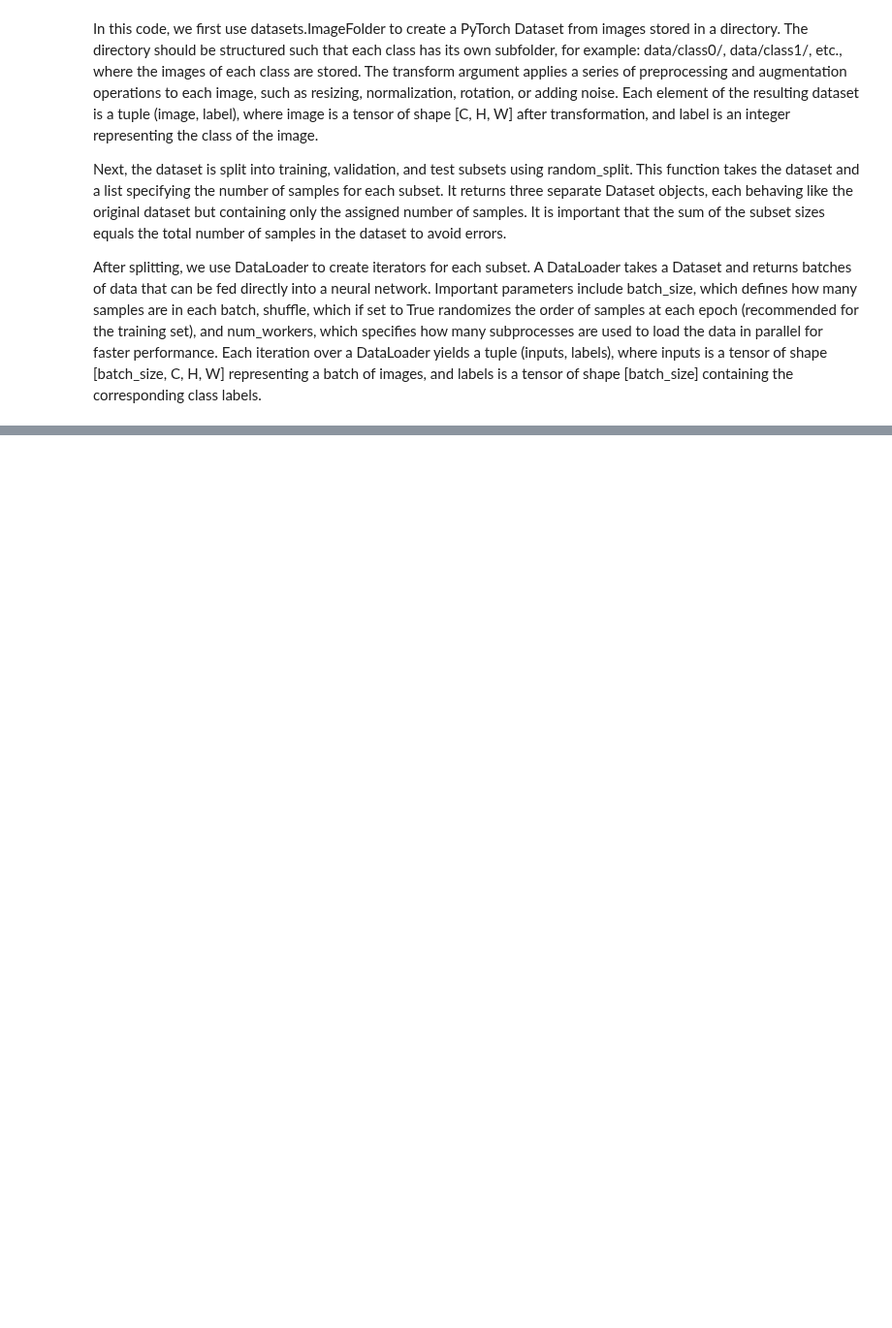
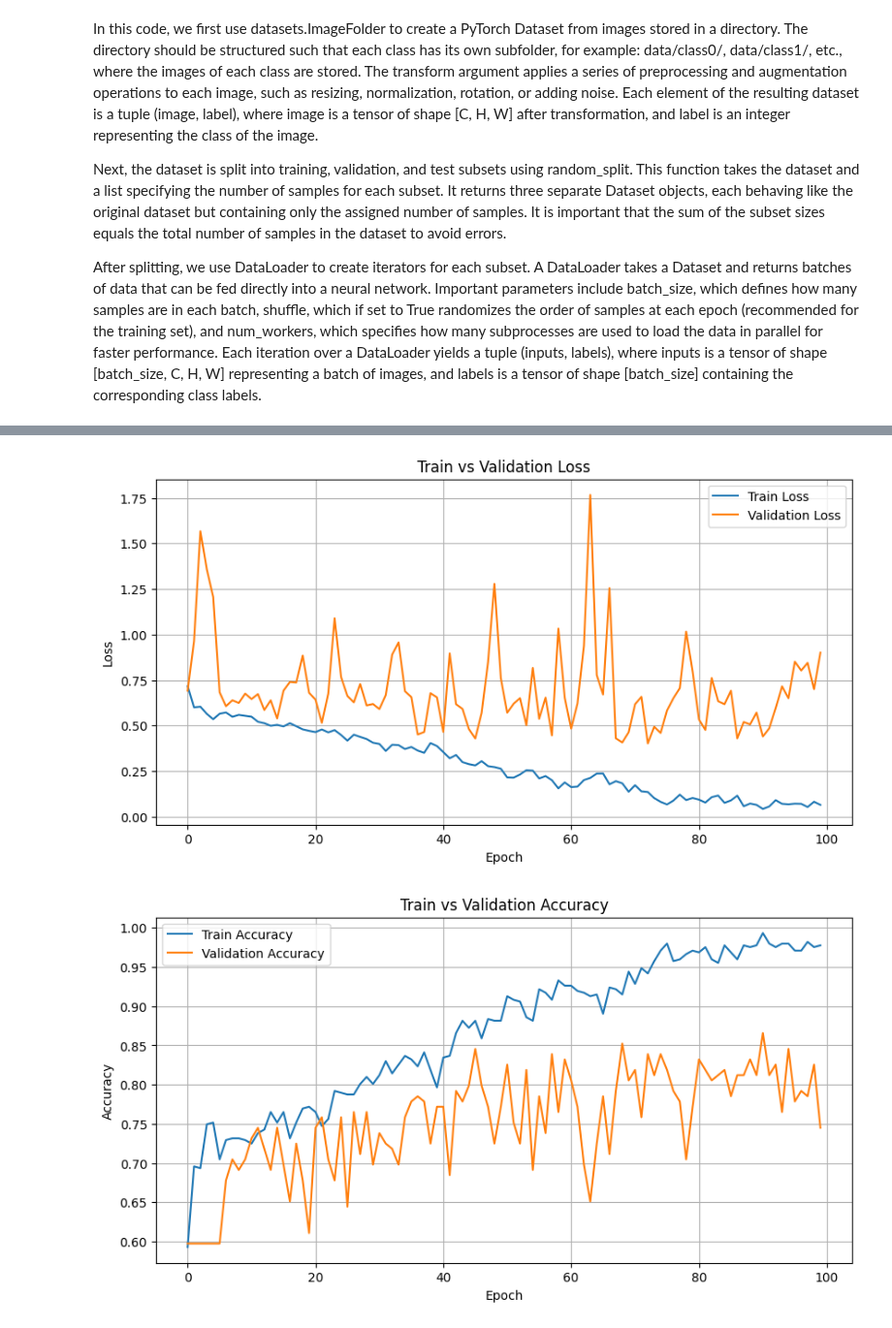
Before and after one commit to mjmousavi97/Deep-Learning-Tehran-uni, a Jupyter notebook: HomeWorks/06 HW/src/main.ipynb, the cells around one changed output, grey strips where cells are left out. Shown at 97% size. Drawn from its saved outputs; the diff is of its cells as text; code cells hidden in the pictures; blank space fills up the shorter version.

Commit message:
Train the model and visualize training/validation results for HW6

```diff
--- a/HomeWorks/06 HW/src/main.ipynb
+++ b/HomeWorks/06 HW/src/main.ipynb
@@ -51,6 +68,5 @@ FileNotFoundError: [Errno 2] No such file or directory: './data'
 # %%
 class bottleneck(nn.Module):
-    class Bottleneck(nn.Module):
     """
     Bottleneck block used in ResNet-50/101/152.
 
@@ -92,7 +108,7 @@ class bottleneck(nn.Module):
         self.bn1 = nn.BatchNorm2d(out_channels)
 
         self.conv2 = nn.Conv2d(in_channels=out_channels, out_channels=out_channels, kernel_size=3, stride=stride, padding=1, bias=False)
-        self.bn2 = self.BatchNorm2d(out_channels)
+        self.bn2 = nn.BatchNorm2d(out_channels)
 
         self.conv3 = nn.Conv2d(in_channels=out_channels, out_channels=out_channels*self.expansion, kernel_size=1, bias=False)
         self.bn3 = nn.BatchNorm2d(out_channels*self.expansion)
@@ -362,6 +378,6 @@ device = torch.device("cuda" if torch.cuda.is_available() else "cpu")
 Resnet_model.to(device)
 
 criterion = nn.CrossEntropyLoss()
-optimizer = Adam(Resnet_model.parameters(), lr=0.001)
+optimizer = Adam(Resnet_model.parameters(), lr=0.0001)
 
-train_loss_history, val_loss_history, train_acc_history, val_acc_history = train_and_validation(Resnet_model, train_loader, val_loader, epochs=2, optimizer=optimizer, criterion=criterion, device=device)
+train_loss_history, val_loss_history, train_acc_history, val_acc_history = train_and_validation(Resnet_model, train_loader, val_loader, epochs=100, optimizer=optimizer, criterion=criterion, device=device)
@@ -367,0 +404,26 @@ train_loss_history, val_loss_history, train_acc_history, val_acc_history = train
+# %%
+import matplotlib.pyplot as plt
+
+plt.figure(figsize=(10,5))
+plt.plot(train_loss_history, label='Train Loss')
+plt.plot(val_loss_history, label='Validation Loss')
+plt.xlabel('Epoch')
+plt.ylabel('Loss')
+plt.title('Train vs Validation Loss')
+plt.legend()
+plt.grid(True)
+plt.show()
+
+# رسم Accuracy
+plt.figure(figsize=(10,5))
+plt.plot(train_acc_history, label='Train Accuracy')
+plt.plot(val_acc_history, label='Validation Accuracy')
+plt.xlabel('Epoch')
+plt.ylabel('Accuracy')
+plt.title('Train vs Validation Accuracy')
+plt.legend()
+plt.grid(True)
+plt.show()
+# %% [output]
+[figure, added]
+[figure, added]
```
Also changed, not shown: parts of 8 cells of this notebook.
